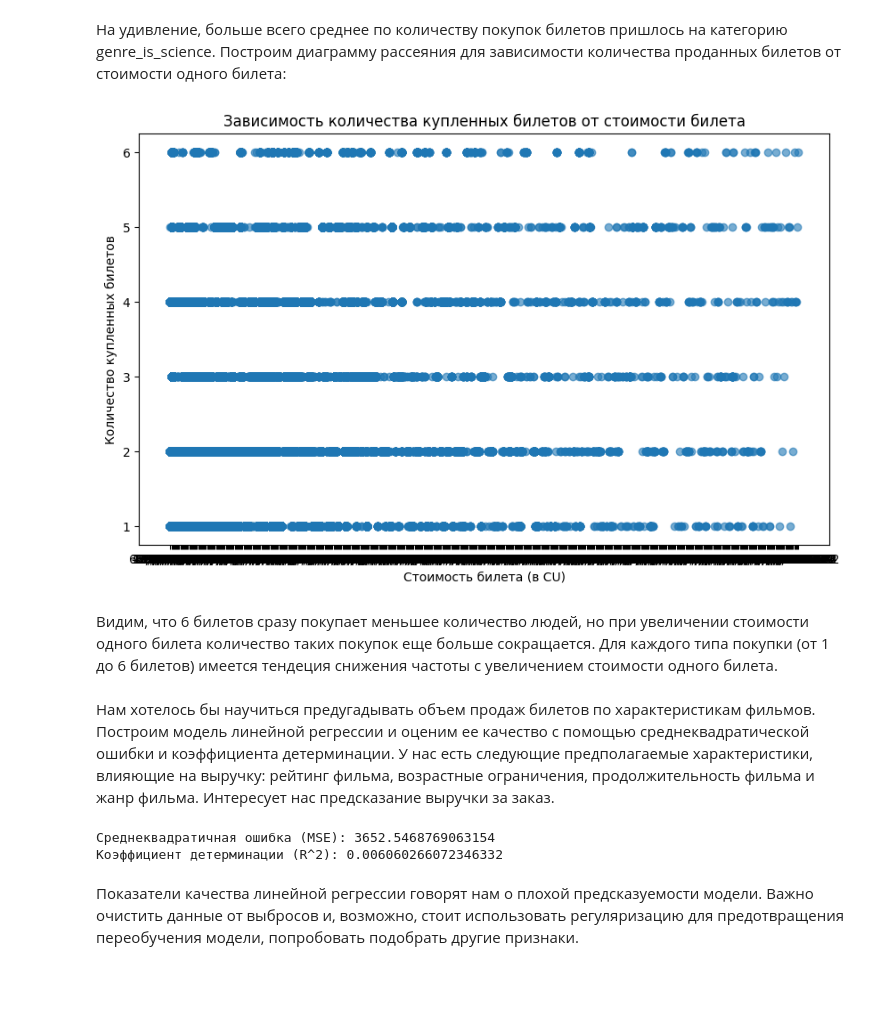
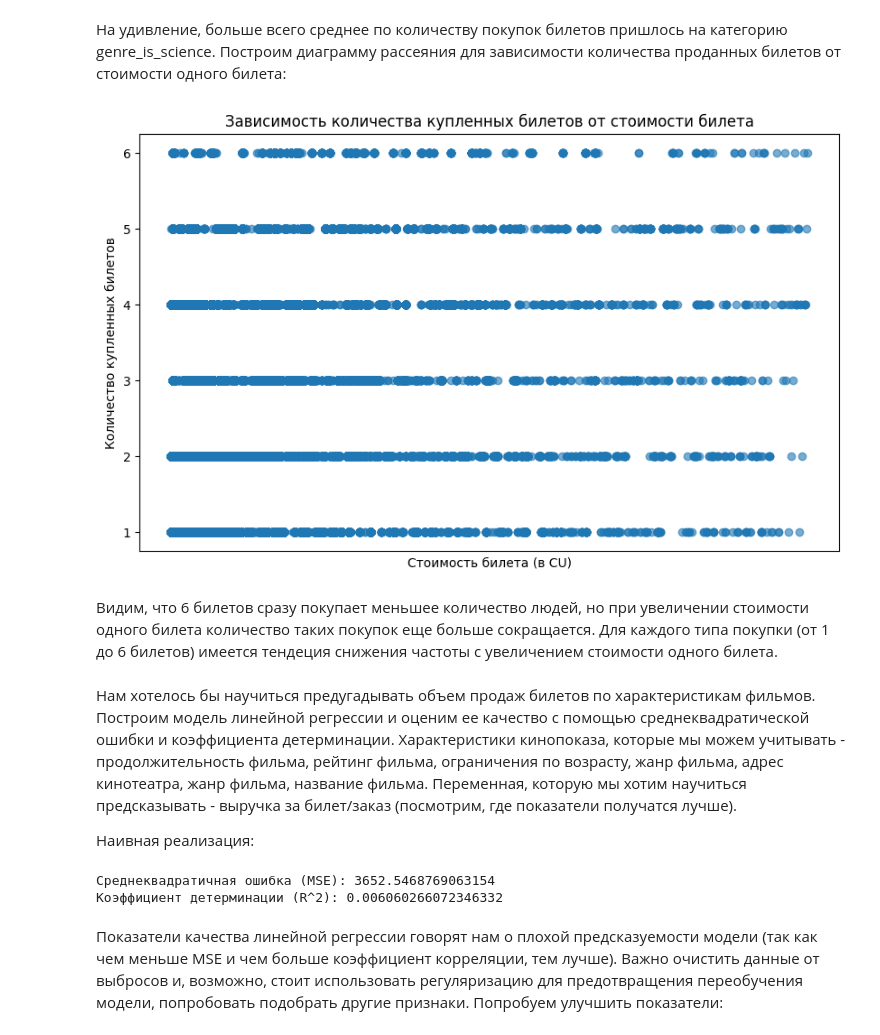
Before and after one commit to prodoInaya/cinema, a Jupyter notebook: сinema.ipynb, the cells around one changed output. Cells and saved outputs as stored; diff of their text form; code cells hidden in the pictures; blank space fills up the shorter version.

```diff
--- a/сinema.ipynb
+++ b/сinema.ipynb
@@ -139,20 +140,29 @@ genre_is_arthouse      1.564706     1.0  1.0  5.0
 На удивление, больше всего среднее по количеству покупок билетов пришлось на категорию genre_is_science.
 Построим диаграмму рассеяния для зависимости количества проданных билетов от стоимости одного билета:
 # %%
+import pandas as pd
+import matplotlib.pyplot as plt
+
+
+df = pd.read_csv('/content/cinema_successful_orders.csv', delimiter=';')
+
 plt.figure(figsize=(10, 6))
 plt.scatter(df['sales_in_cu'], df['number_of_tickets'], alpha=0.6)
 plt.title('Зависимость количества купленных билетов от стоимости билета')
 plt.xlabel('Стоимость билета (в CU)')
+plt.xticks([])
 plt.ylabel('Количество купленных билетов')
 plt.show()
 # %% [output]
-[figure, old version]
+[figure, new version]
 # %% [markdown]
 Видим, что 6 билетов сразу покупает меньшее количество людей, но при увеличении стоимости одного билета количество таких покупок еще больше сокращается. Для каждого типа покупки (от 1 до 6 билетов) имеется тендеция снижения частоты с увеличением стоимости одного билета.
 # %% [markdown]
 Нам хотелось бы научиться предугадывать объем продаж билетов
 по характеристикам фильмов. Построим модель линейной регрессии и оценим ее качество с помощью среднеквадратической ошибки и коэффициента детерминации.
-У нас есть следующие предполагаемые характеристики, влияющие на выручку: рейтинг фильма, возрастные ограничения, продолжительность фильма и жанр фильма. Интересует нас предсказание выручки за заказ.
+Характеристики кинопоказа, которые мы можем учитывать - продолжительность фильма, рейтинг фильма, ограничения по возрасту, жанр фильма, адрес кинотеатра, жанр фильма, название фильма. Переменная, которую мы хотим научиться предсказывать - выручка за билет/заказ (посмотрим, где показатели получатся лучше).
+
+Наивная реализация:
 # %%
 import pandas as pd
 import matplotlib.pyplot as plt
@@ -193,4 +199,4 @@ print(f'Коэффициент детерминации (R^2): {r2_score(y_test,
 Среднеквадратичная ошибка (MSE): 3652.5468769063154
 Коэффициент детерминации (R^2): 0.006060266072346332
 # %% [markdown]
-Показатели качества линейной регрессии говорят нам о плохой предсказуемости модели. Важно очистить данные от выбросов и, возможно, стоит использовать регуляризацию для предотвращения переобучения модели, попробовать подобрать другие признаки.
+Показатели качества линейной регрессии говорят нам о плохой предсказуемости модели (так как чем меньше MSE и чем больше коэффициент корреляции, тем лучше). Важно очистить данные от выбросов и, возможно, стоит использовать регуляризацию для предотвращения переобучения модели, попробовать подобрать другие признаки. Попробуем улучшить показатели:
```
Also changed, not shown: parts of 10 cells of this notebook.
